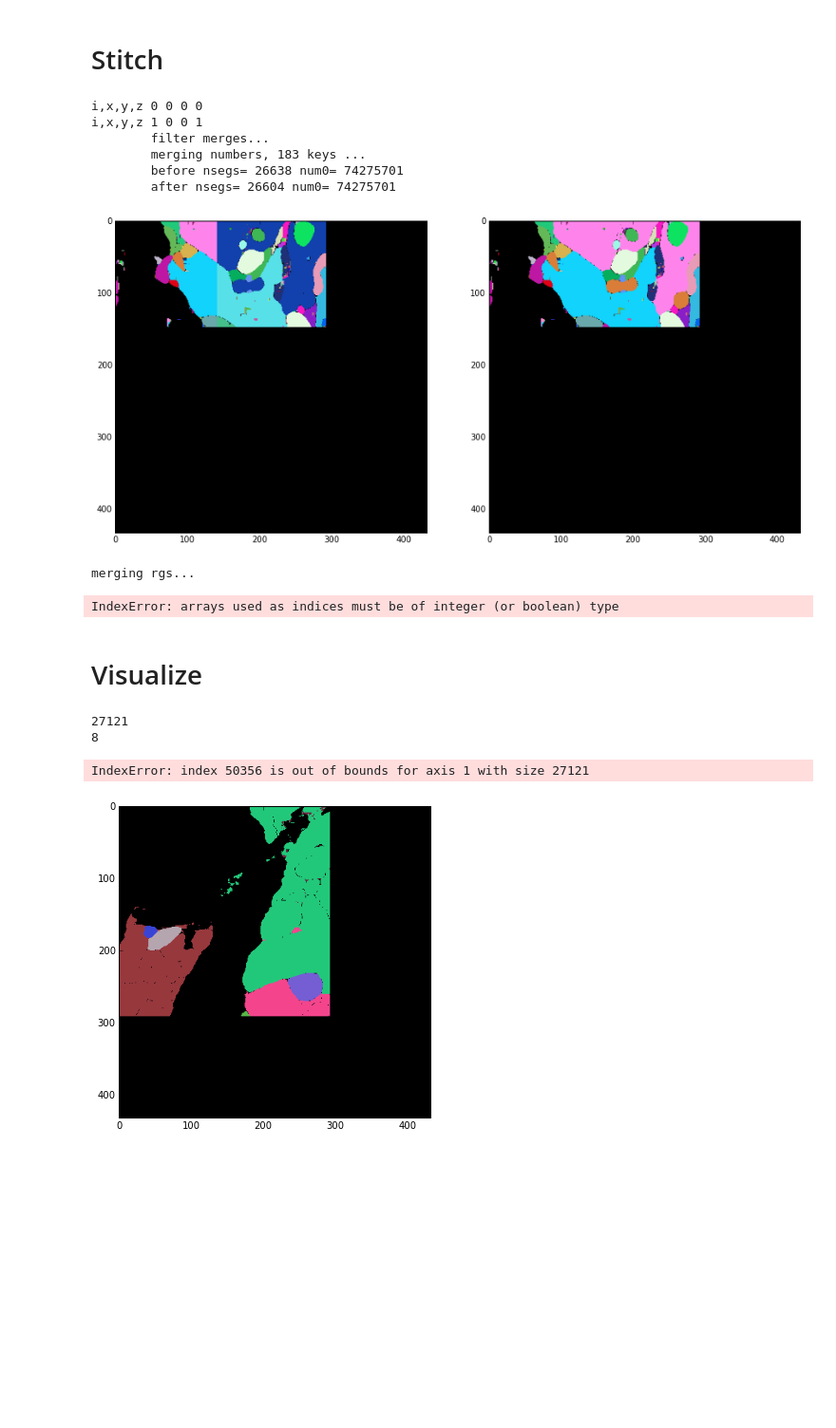
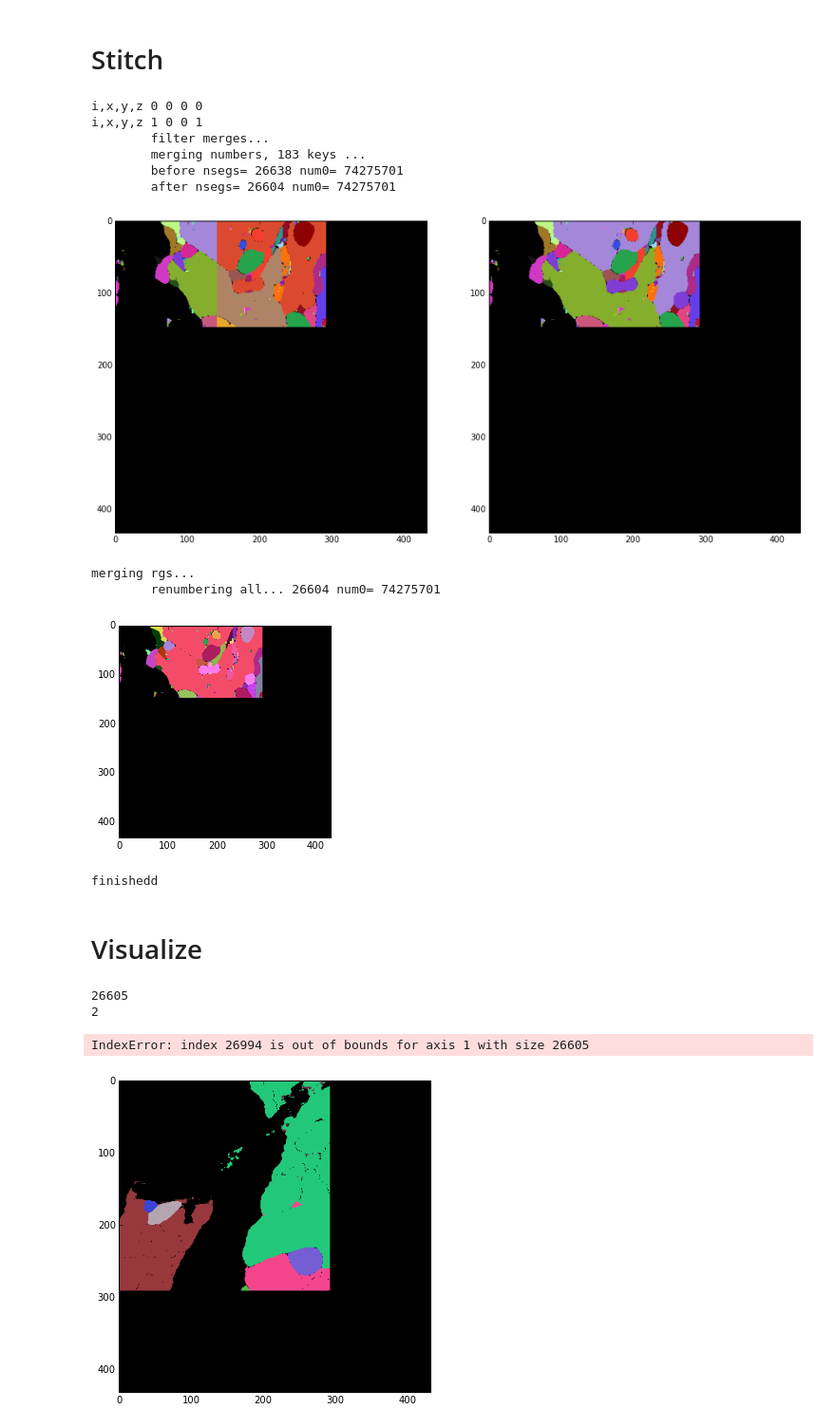
Before and after one commit to csinva/conv-net-scripts, a Jupyter notebook: src_cython/par_tests_3.ipynb, the cells around one changed output. Shown at 95% size. Saved outputs shown, nothing was run; the diff lists cells and outputs as text; code cells hidden in the pictures; blank space fills up the shorter version.

```diff
--- a/src_cython/par_tests_3.ipynb
+++ b/src_cython/par_tests_3.ipynb
@@ -98,7 +100,7 @@ p.map(zwshed_h5_par, args)
 # todo - have this support several threshes - for filename in os.listdir(arg[2]):
 filename = 'basic.h5'
 seg_out = np.zeros(dims,dtype='uint64')
-rg_full = np.empty((0,3))
+rgs = {}
 re,merges={},{}
 X,Y,Z = (1,1,2)
 merges = {}
@@ -108,42 +110,44 @@ for x in range(X): #num_vols[0]):
             i = x*num_vols[1]*num_vols[2]+y*num_vols[2]+z
             arg,s,e = args[i],starts[i],ends[i]
             basic_file = h5py.File(arg[1]+filename,'r')
             seg = np.array(basic_file['seg'])
             rg = np.array(basic_file['rg'])
             inc = np.max(seg_out)+1
             seg[seg!=0]+=inc
             rg[:,:2] += inc
             rgs[i] = rg
             print "i,x,y,z",i,x,y,z
             if not z==0:
-                re,merges = calc_renums(edge_mins=seg_out[s[0]:e[0],s[1]:e[1],s[2]+3],edge_maxes=seg[:,:,3], re=re, merges=merges)
+                re,merges = calc_merges(edge_mins=seg_out[s[0]:e[0],s[1]:e[1],s[2]+3],edge_maxes=seg[:,:,3], re=re, merges=merges)
             if not y==0:
-                re,merges = calc_renums(edge_mins=seg_out[s[0]:e[0],s[1]+3,s[2]:e[2]],edge_maxes=seg[:,3,:],re=re,merges=merges)
+                re,merges = calc_merges(edge_mins=seg_out[s[0]:e[0],s[1]+3,s[2]:e[2]],edge_maxes=seg[:,3,:],re=re,merges=merges)
             if not x==0:
-                re,merges = calc_renums(edge_mins=seg_out[s[0]+3,s[1]:e[1],s[2]:e[2]],edge_maxes=seg[3,:,:],re=re, merges=merges)
+                re,merges = calc_merges(edge_mins=seg_out[s[0]+3,s[1]:e[1],s[2]:e[2]],edge_maxes=seg[3,:,:],re=re, merges=merges)
             seg_out[s[0]:e[0],s[1]:e[1],s[2]:e[2]] = seg[:,:,:]
 
 merges_filtered = filter_merges(merges)
 seg_out,rgs = merge(merges_filtered,seg_out,rgs,p=True)
 seg_out,rgs = renum_all(seg_out,rgs,p=True)
 
 # calculate sizes
 seg_ids,seg_sizes = np.unique(seg_out,return_counts=True)
-sizes = {}
-sizes[seg_ids] = seg_sizes
+# sizes = np.arra
+# sizes[seg_ids] = seg_sizes
 
-print "finishedd"
+print "finished"
 # display_seg_xy(seg_out)
 # %% [output]
 i,x,y,z 0 0 0 0
 i,x,y,z 1 0 0 1
         filter merges...
         merging numbers, 183 keys ...
         before nsegs= 26638 num0= 74275701
         after nsegs= 26604 num0= 74275701
-[figure, old version]
+[figure, new version]
 merging rgs...
+        renumbering all... 26604 num0= 74275701
+[figure, added]
-IndexError: arrays used as indices must be of integer (or boolean) type
+finishedd
 # %%
 # stitch methods
 COUNT_THRESH = 0
@@ -271,14 +277,16 @@ print mp.size
 print len(rgs)
 for i in range(len(rgs)):
     if i in rgs:
-        rg = rgs[i][:,:2].astype('int')
-        rgs[i] = mp[rg]
+        rg = rgs[i]
+        rg_to_renum = rg[:,:2].astype('int')
+        rg[:,:2] = mp[rg_to_renum]
+        rgs[i] = rg
 
 # rg_[:,:2] = mp[rg_[:,:,2]]
 # %% [output]
-27121
-8
+26605
+2
-IndexError: index 50356 is out of bounds for axis 1 with size 27121
+IndexError: index 26994 is out of bounds for axis 1 with size 26605
 # %%
 display_seg_xy(seg_out)
 # %% [output]
```
Also changed, not shown: parts of 4 cells of this notebook.
